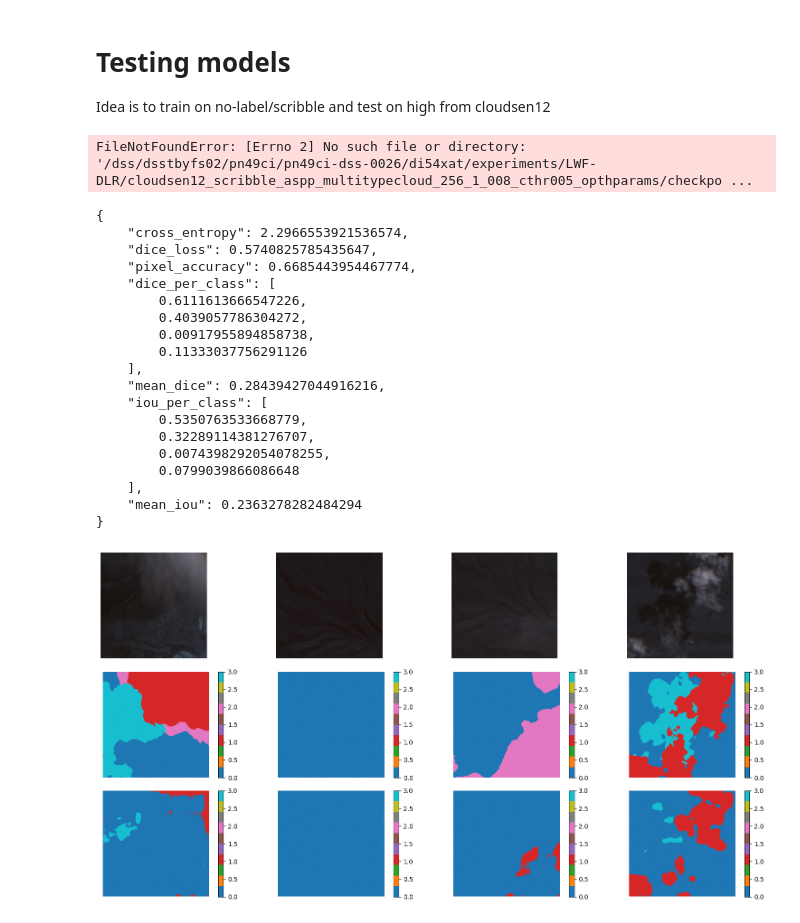
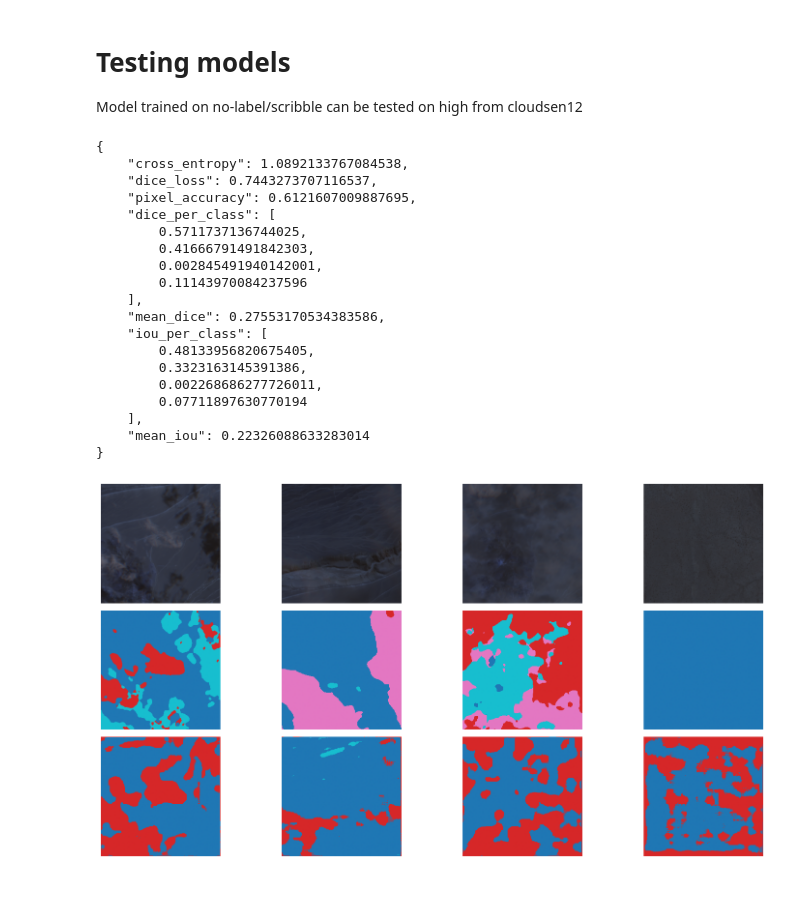
Before and after one commit to GebTorte/dataset, a Jupyter notebook: test_model.ipynb, the cells around one changed output. Saved outputs shown, nothing was run; the diff lists cells and outputs as text; code cells hidden in the pictures; blank space fills up the shorter version.

```diff
--- a/test_model.ipynb
+++ b/test_model.ipynb
@@ -13,7 +13,8 @@ from src.training.lwf_unet_aspp_trainer import UNet as ASPPUNet
 from pathlib import Path
 # %% [markdown]
 # Testing models
-Idea is to train on no-label/scribble and test on high from cloudsen12
+Model trained on no-label/scribble
+can be tested on high from cloudsen12
 # %%
 
 def define_tester(
@@ -26,7 +27,7 @@ def define_tester(
     batch_size: int = 12,
     num_workers: int = 16,
     prefetch_factor: int = 8,
-    experiment_id: str = "cloudsen12_scribble_aspp_multitypecloud_256_1_008_cthr005_opthparams",
+    experiment_id: str = "cloudsen12_scribble_aspp_multitypecloud_256_2_hpo006_params",
     partition: str = "hpda2_compute_gpu",
     time: str = "03:00:00",
     gpus_per_node: int = 1,
@@ -91,29 +92,27 @@ def define_tester(
     return tester, dataset, model
 # %%
 tester, dataset, model = define_tester("di54xat", num_workers=14) # not passing to slurm
-# %% [output]
-FileNotFoundError: [Errno 2] No such file or directory: '/dss/dsstbyfs02/pn49ci/pn49ci-dss-0026/di54xat/experiments/LWF-DLR/cloudsen12_scribble_aspp_multitypecloud_256_1_008_cthr005_opthparams/checkpo ...
 # %%
 print(tester())
 # %% [output]
 {
-    "cross_entropy": 2.2966553921536574,
-    "dice_loss": 0.5740825785435647,
-    "pixel_accuracy": 0.6685443954467774,
+    "cross_entropy": 1.0892133767084538,
+    "dice_loss": 0.7443273707116537,
+    "pixel_accuracy": 0.6121607009887695,
     "dice_per_class": [
-        0.6111613666547226,
-        0.4039057786304272,
-        0.00917955894858738,
-        0.11333037756291126
+        0.5711737136744025,
+        0.41666791491842303,
+        0.002845491940142001,
+        0.11143970084237596
     ],
-    "mean_dice": 0.28439427044916216,
+    "mean_dice": 0.27553170534383586,
     "iou_per_class": [
-        0.5350763533668779,
-        0.32289114381276707,
-        0.0074398292054078255,
-        0.0799039866086648
+        0.48133956820675405,
+        0.3323163145391386,
+        0.002268686277726011,
+        0.07711897630770194
     ],
-    "mean_iou": 0.2363278282484294
+    "mean_iou": 0.22326088633283014
 }
 # %%
 # check what the loader loads
@@ -121,34 +120,34 @@ import random
 import matplotlib.pyplot as plt
 
 fig, axes = plt.subplots(3, 4, figsize=(16, 8))
 
 
 for i in range(4):
-    rand_id = i+4 # int(random.random() * len(train_dataset))
+    rand_id = i+12 # int(random.random() * len(train_dataset))
     sample_x, sample_y = dataset[rand_id]
 
     # model predict
     logits = model(sample_x.unsqueeze(0).to("cuda"))
     pred = logits.cpu().detach().argmax(dim=1).squeeze(0).numpy()
 
     im_pred = axes[2, i].imshow(pred, cmap="tab10", vmin=0, vmax=3)
     axes[2, i].axis("off")
 
-    fig.colorbar(im_pred, ax=axes[2, i])
+    #fig.colorbar(im_pred, ax=axes[2, i])
 
     # Plot input
     axes[0, i].imshow(sample_x[:3].permute(1,2,0).numpy())
     axes[0, i].axis("off")
 
     # Plot target
     im = axes[1, i].imshow(sample_y.numpy(), cmap="tab10", vmin=0, vmax=3)
 
-    fig.colorbar(im, ax=axes[1, i])
+    #fig.colorbar(im, ax=axes[1, i])
 
     axes[1, i].axis("off")
 
 #plt.colorbar()
 plt.tight_layout()
 plt.show()
 # %% [output]
-[figure, old version]
+[figure, new version]
```
Also changed, not shown: 3 other files.
